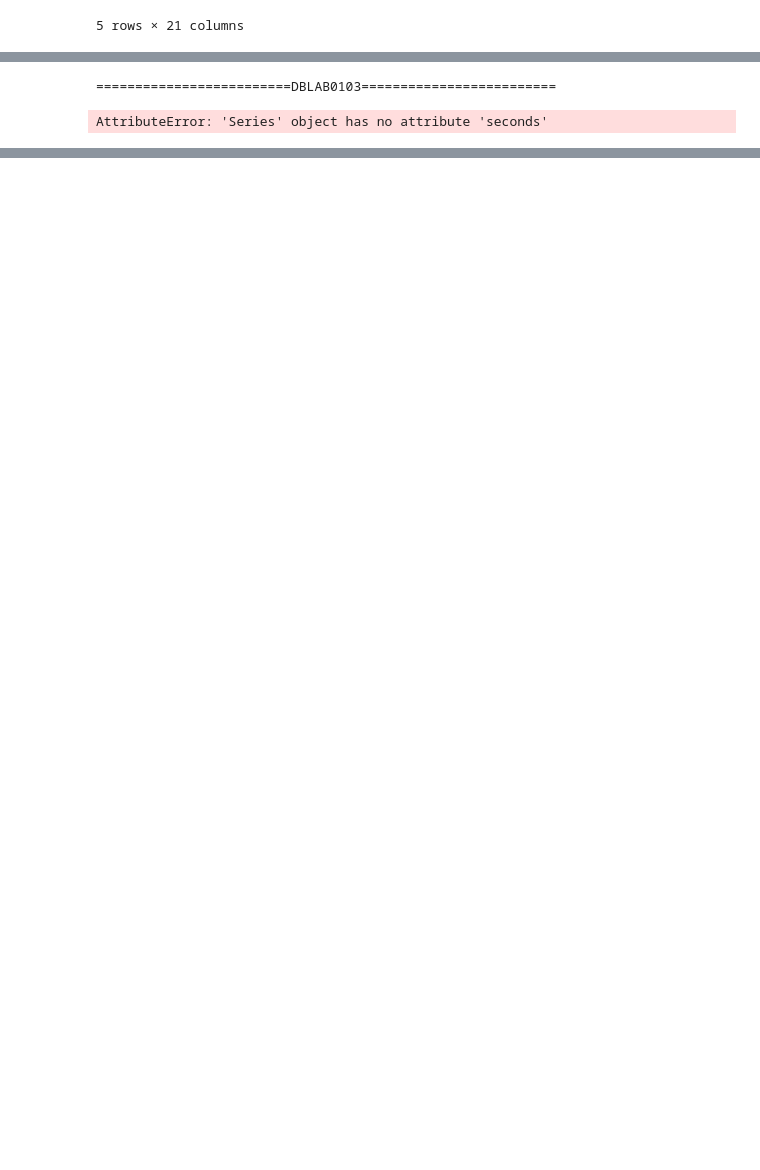
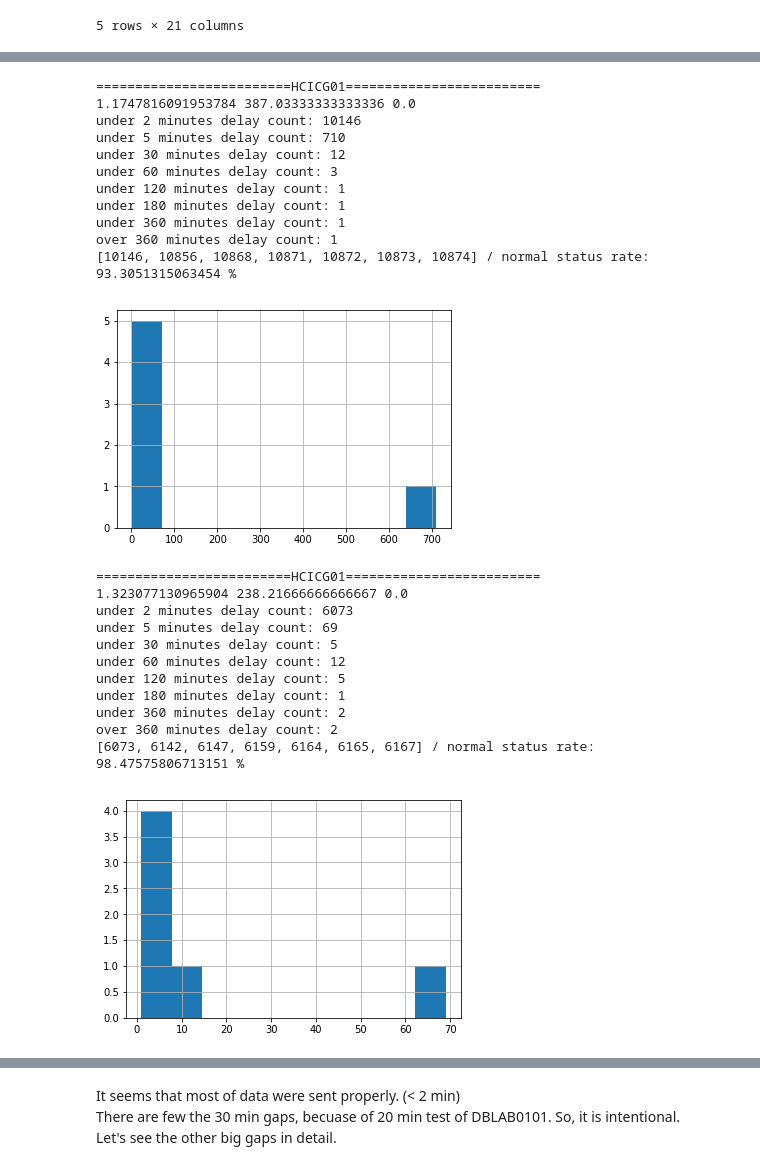
Before and after one commit to jaehyukcha/jaunt, a Jupyter notebook: Finding Ghosts.ipynb, the cells around one changed output, grey strips where cells are left out. Cells and saved outputs as stored; diff of their text form; code cells hidden in the pictures; blank space fills up the shorter version.

```diff
--- a/Finding Ghosts.ipynb
+++ b/Finding Ghosts.ipynb
@@ -140,5 +154,5 @@ df.head()
 # %%
 # attributes are flatted
 # addresses are N/A in Korea
-df.drop(["attributes", "address"], axis=1, inplace=True)
+traccar.drop(["attributes", "address"], axis=1, inplace=True)
 # %%
@@ -162,6 +179,10 @@ df.head()
 # %%
-#position by users
+# position by users
 
-pos = {}
+dataset = {}
 for idx, user in users.iterrows():
-    pos[user['name']] = df[df['name'] == user['name']].sort_values(by="fixtime")
+    dataset[user['name']] = {}
+    dataset[user['name']]['pos'] = traccar[traccar['name'] == user['name']].sort_values(by="fixtime")
+# %%
+for key, data in dataset.items():
+    print(data)
@@ -237,11 +260,51 @@ period
-# %%
-# get tracks
-for user in users['name']:
-    print(f"========================={user}=========================")
-    df = pos[user].drop(pos[user].index[0])
-    df['delay'] = df['delay']//3600
-    #df.groupby(df["delay"].dt.minute).count().plot(kind="bar")
-    #plt.show()
-# %% [output]
-=========================DBLAB0103=========================
-AttributeError: 'Series' object has no attribute 'seconds'
+# %%
+# delay count
+
+delay_range = [2, 5, 30, 60, 120, 180, 360] #delay range in minutes
+
+for key, data in dataset.items():
+    print(f"========================={user}=========================")
+    df = data['pos'].drop(data['pos'].index[0])
+    df['delay_minute'] = df['delay'].map(lambda x: x.seconds/60)
+    print(df['delay_minute'].mean(), df['delay_minute'].max(), df['delay_minute'].min())
+    count_bucket = []
+    for r in delay_range:
+        count_bucket.append(len(df[df['delay_minute'] < r].index))
+        if len(count_bucket) == 1:
+            print(f"under {r} minutes delay count: {count_bucket[-1]}")
+        else:
+            print(f"under {r} minutes delay count: {count_bucket[-1] - count_bucket[-2]}")
+    print(f"over {delay_range[-1]} minutes delay count: {count_bucket[-1] - count_bucket[-2]} ")
+    print(f"{count_bucket} / normal status rate: {count_bucket[0] / count_bucket[-1] * 100} %")
+
+    # show count hist except normal location data (< 2 mim)
+    s = pd.Series(count_bucket)
+    s = s.diff()
+    s = s.drop(s.index[0])
+    s.hist()
+    plt.show()
+# %% [output]
+=========================HCICG01=========================
+1.1747816091953784 387.03333333333336 0.0
+under 2 minutes delay count: 10146
+under 5 minutes delay count: 710
+under 30 minutes delay count: 12
+under 60 minutes delay count: 3
+under 120 minutes delay count: 1
+under 180 minutes delay count: 1
+under 360 minutes delay count: 1
+over 360 minutes delay count: 1
+[10146, 10856, 10868, 10871, 10872, 10873, 10874] / normal status rate: 93.3051315063454 %
+[figure, added]
+=========================HCICG01=========================
+1.323077130965904 238.21666666666667 0.0
+under 2 minutes delay count: 6073
+under 5 minutes delay count: 69
+under 30 minutes delay count: 5
+under 60 minutes delay count: 12
+under 120 minutes delay count: 5
+under 180 minutes delay count: 1
+under 360 minutes delay count: 2
+over 360 minutes delay count: 2
+[6073, 6142, 6147, 6159, 6164, 6165, 6167] / normal status rate: 98.47575806713151 %
+[figure, added]
@@ -247,0 +359,5 @@ AttributeError: 'Series' object has no attribute 'seconds'
+# %% [markdown]
+<p>It seems that most of data were sent properly. (< 2 min) <br>
+    There are few the 30 min gaps, becuase of 20 min test of DBLAB0101. So, it is intentional.<br>
+    Let's see the other big gaps in detail.
+    </p>
```
Also changed, not shown: parts of 31 cells of this notebook.
